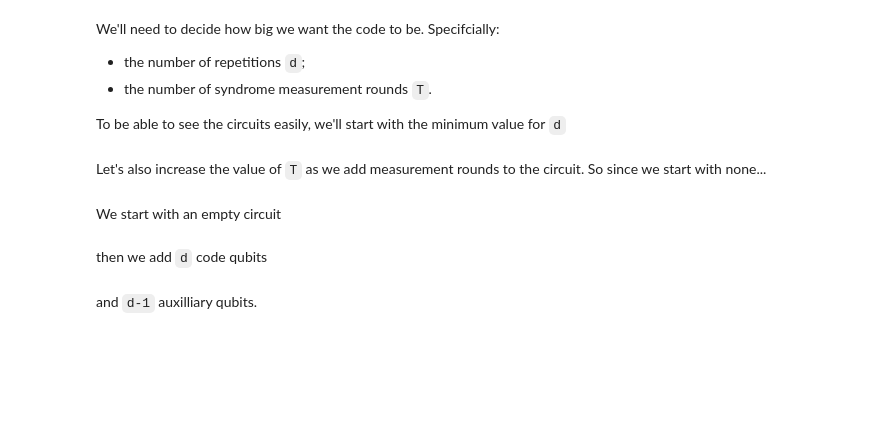
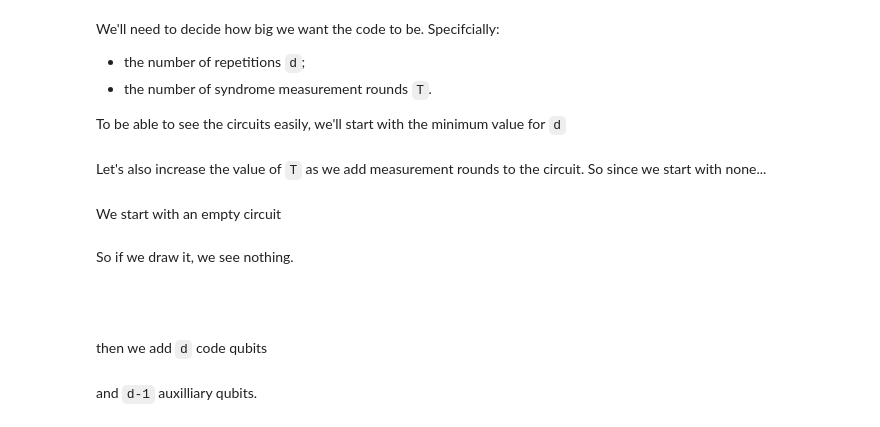
Before and after one commit to quantumjim/qec_lectures, a Jupyter notebook: lecture-1.ipynb, the cells around one changed output. Saved outputs shown, nothing was run; the diff lists cells and outputs as text; code cells hidden in the pictures; blank space fills up the shorter version.

```diff
--- a/lecture-1.ipynb
+++ b/lecture-1.ipynb
@@ -34,6 +36,12 @@ T = 0
 We start with an empty circuit
 # %%
 qc = QuantumCircuit()
+# %% [markdown]
+So if we draw it, we see nothing.
+# %%
+qc.draw(output='mpl')
+# %% [output]
+[figure, added]
 # %% [markdown]
 then we add `d` code qubits
 # %%
```
Also changed, not shown: parts of 14 cells of this notebook.
